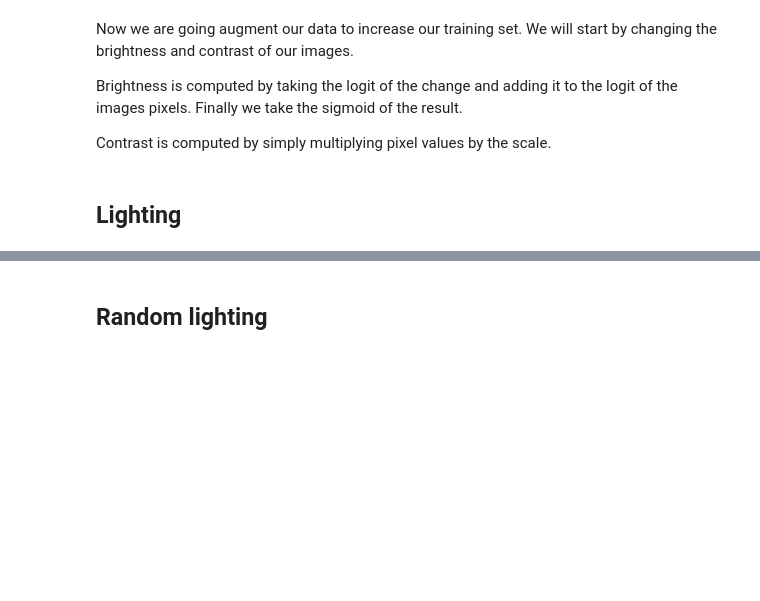
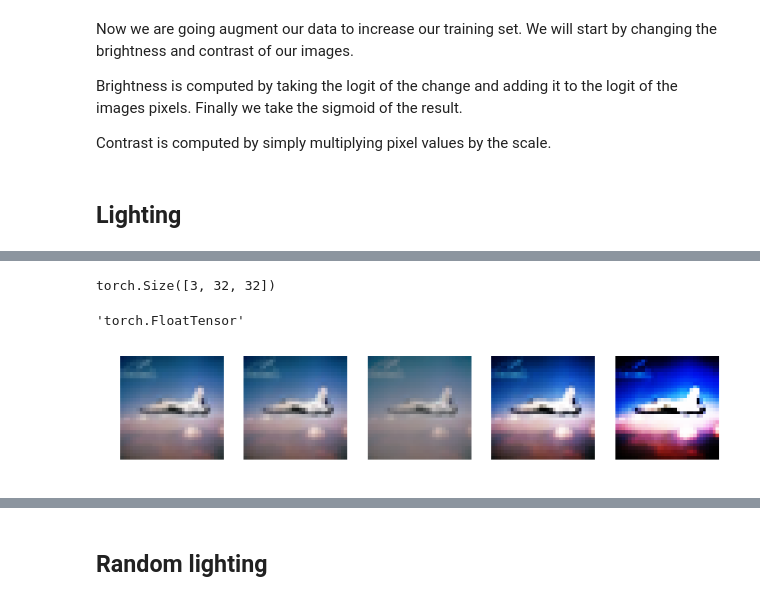
Before and after one commit to anhquan0412/fastai_v1, a Jupyter notebook: dev_nb/002_images.ipynb, the cells around one changed output, grey strips where cells are left out. Saved outputs shown, nothing was run; the diff lists cells and outputs as text; code cells hidden in the pictures; blank space fills up the shorter version.

Commit message:
add more note on brightness + contrast transformation

```diff
--- a/dev_nb/002_images.ipynb
+++ b/dev_nb/002_images.ipynb
@@ -154,4 +141,6 @@ len(train_ds), len(valid_ds)
 (10000, 2000)
 # %%
 #export
-def image2np(image): return image.cpu().permute(1,2,0).numpy() # h x w x c
+def image2np(image):
+    # convert float tensor (between 0 and 1) back to normal picture (0 to 255, height x width x channels)
+    return image.cpu().permute(1,2,0).numpy()
@@ -209,11 +268,20 @@ Contrast is computed by simply multiplying pixel values by the scale.
 # %%
 #export
-def logit(x): return (x/(1-x)).log()
-def logit_(x): return (x.div_(1-x)).log_()
+# def logit(x):  return -(1/x-1).log()
+def logit_(x): return (x.reciprocal_().sub_(1)).log_().neg_() # -log(1/x -1)
 
-def brightness(x, change): return x.add_(scipy.special.logit(change))
+def brightness(x, change):
+    # the change to be added to x for brightness should be between 0 and 1, as it will be transformed using logit
+    # so that they on the same scale when adding?
+    return x.add_(scipy.special.logit(change))
 def contrast(x, scale): return x.mul_(scale)
 
-def apply_lighting(func): return lambda x: func(logit_(x)).sigmoid()
+def _apply_lighting(x, func):
+    if func is None: return x
+    return func(logit_(x)).sigmoid()
+
+def apply_lighting(func):
+    # a function which accept only a function input and return a partial function (which accept that function input)
+    return partial(_apply_lighting, func=func)
 # %%
 def apply_contrast(scale): return apply_lighting(partial(contrast, scale=scale))
@@ -222,10 +294,19 @@ x = lambda: train_ds[1][0]
+# %%
+x.size()
+x.type()
+# %% [output]
+torch.Size([3, 32, 32])
+'torch.FloatTensor'
 # %%
-_,axes = plt.subplots(1,4, figsize=(12,3))
+_,axes = plt.subplots(1,5, figsize=(12,3))
 
 show_image(x(), axes[0])
 show_image(apply_contrast(1.0)(x()), axes[1])
 show_image(apply_contrast(0.5)(x()), axes[2])
 show_image(apply_contrast(2.0)(x()), axes[3])
+show_image(apply_contrast(5.0)(x()), axes[4])
+# %% [output]
+[figure, added]
 # %%
 def apply_brightness(change):
     return apply_lighting(partial(brightness, change=change))
```
Also changed, not shown: parts of 18 cells of this notebook, 1 other file.
